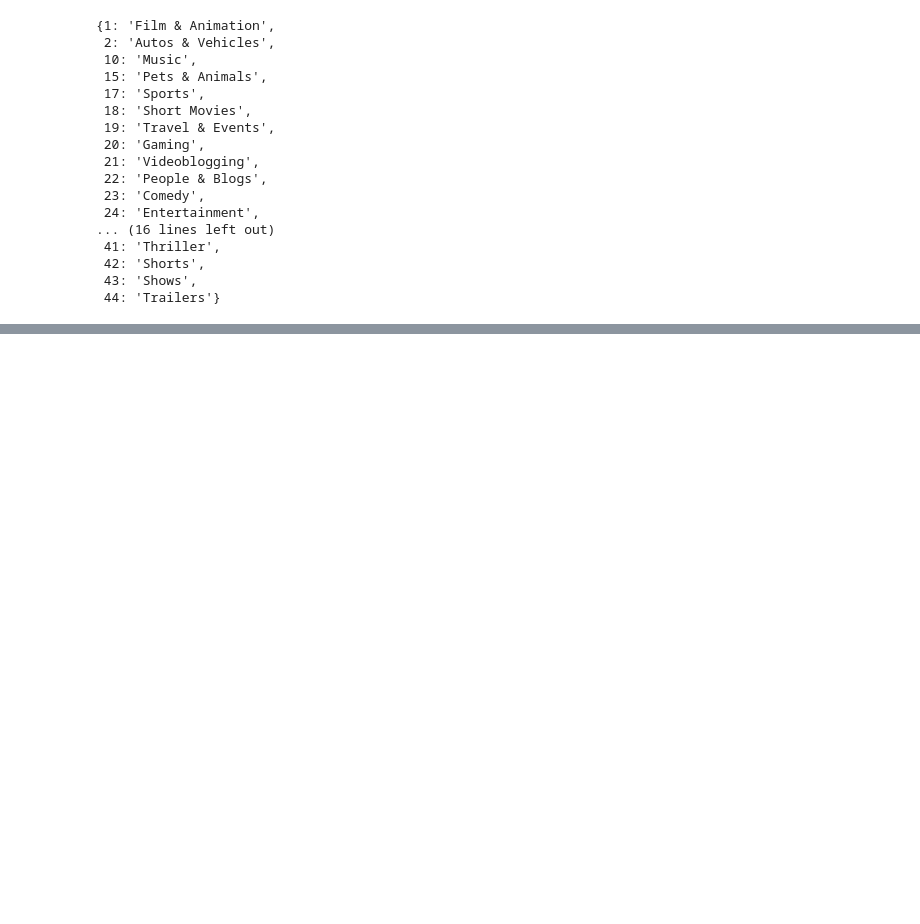
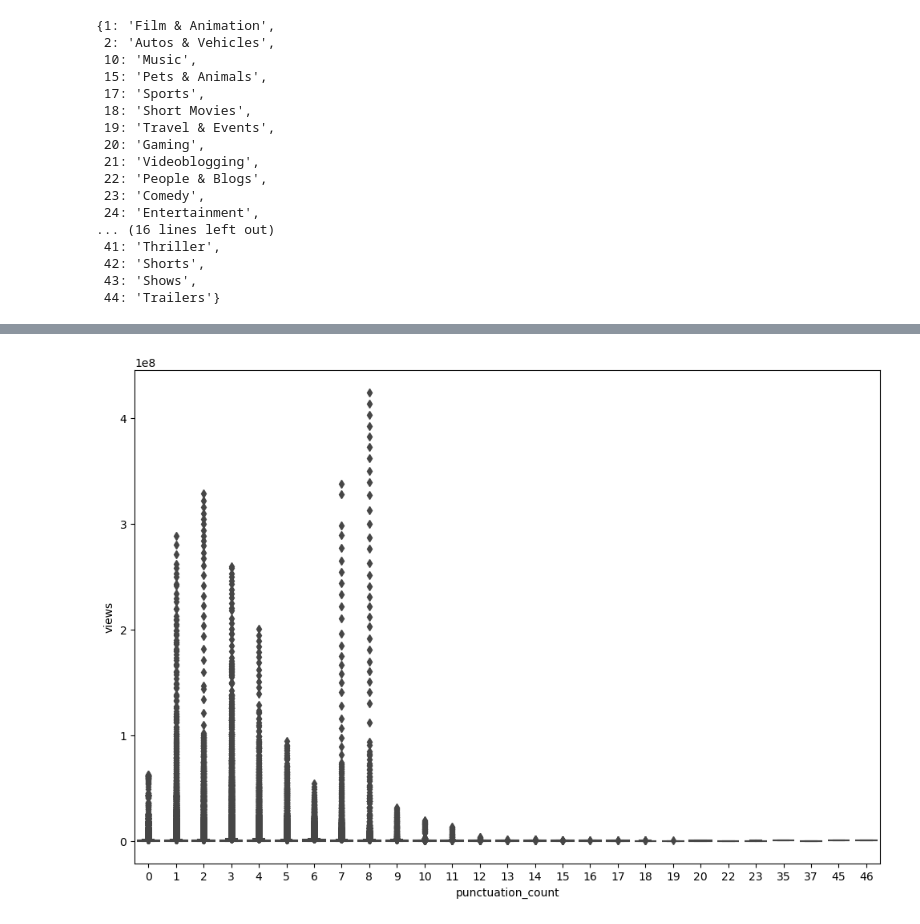
Before and after one commit to xiaox0409/youtube_analysis, a Jupyter notebook: import,clean,export.ipynb, the cells around one changed output, grey strips where cells are left out. Saved outputs shown, nothing was run; the diff lists cells and outputs as text; code cells hidden in the pictures; blank space fills up the shorter version.

```diff
--- a/import,clean,export.ipynb
+++ b/import,clean,export.ipynb
@@ -81,0 +89,10 @@ plt.xticks(rotation = 45)
+# %%
+def punc_count(text):
+    return len([char for char in text if char in string.punctuation])
+full_df['punctuation_count'] = full_df['title'].apply(punc_count)
+# %%
+plt.figure(figsize=(12,8))
+sns.boxplot(x='punctuation_count', y='views', data=full_df)
+plt.show()
+# %% [output]
+[figure, added]
```
Also changed, not shown: parts of 10 cells of this notebook.
